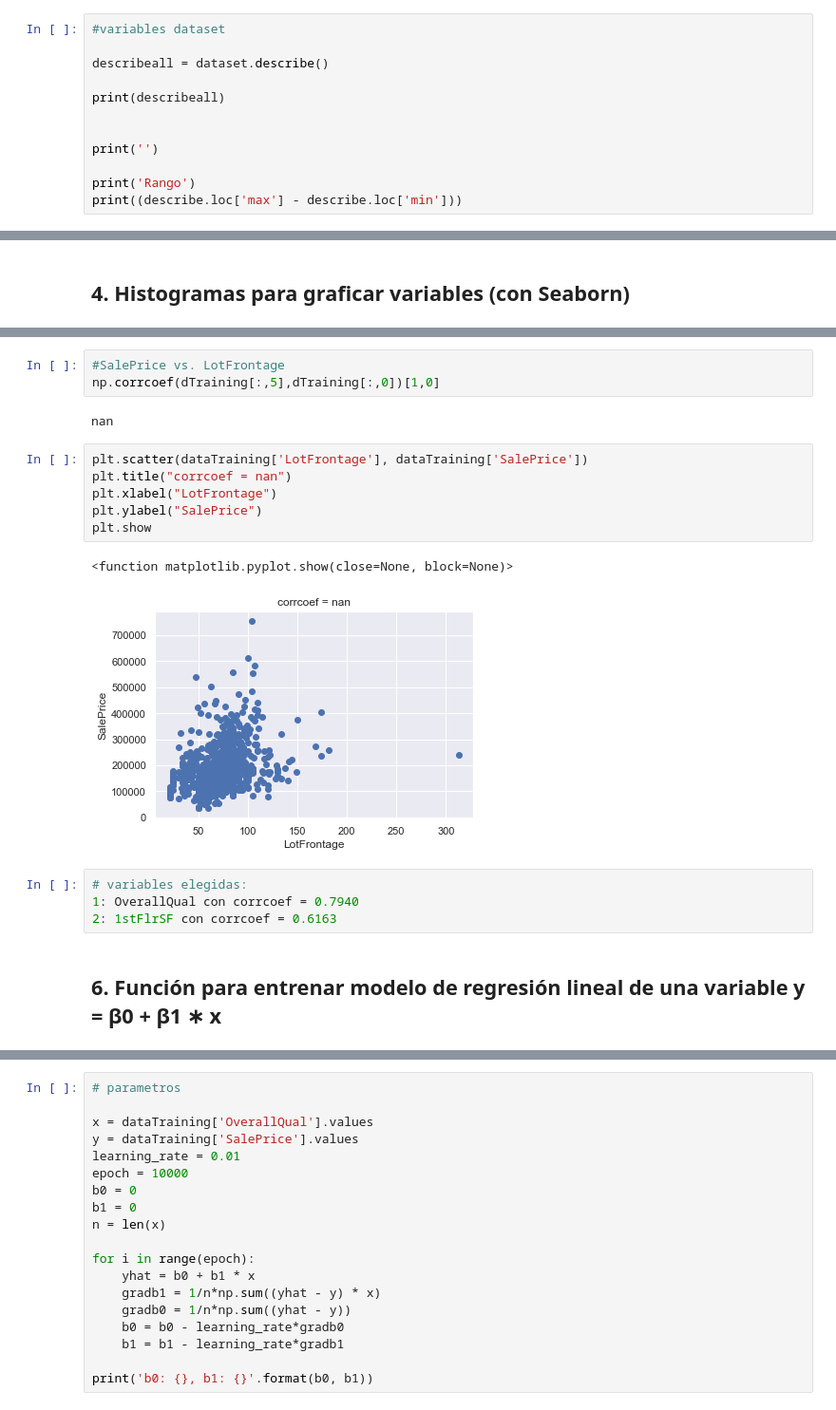
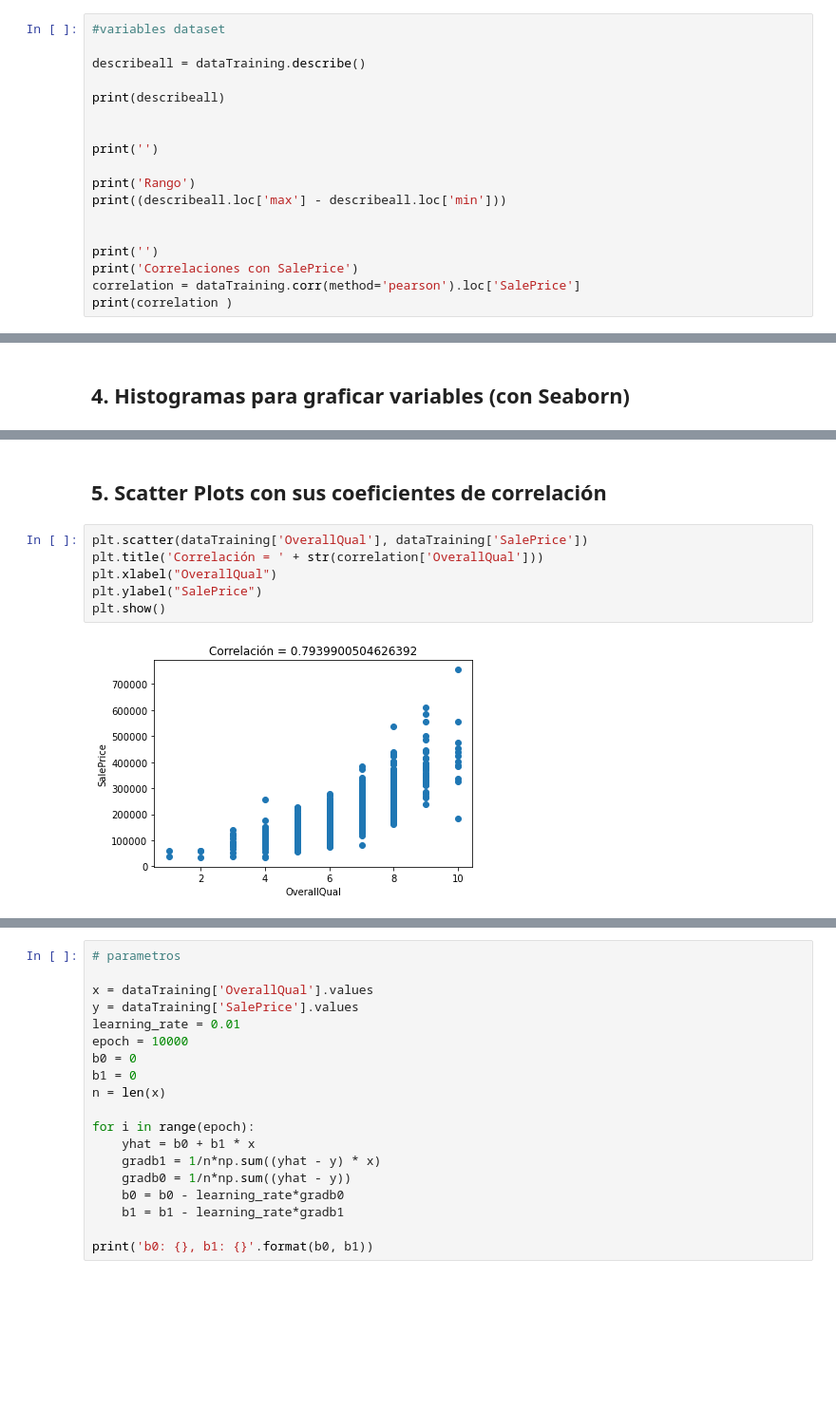
Before and after one commit to alejandrarodas/proyecto_final, a Jupyter notebook: proyecto/proyecto_final.ipynb, the cells around one changed output, grey strips where cells are left out. Shown at 95% size. Saved outputs shown, nothing was run; the diff lists cells and outputs as text; blank space fills up the shorter version.

```diff
--- a/proyecto/proyecto_final.ipynb
+++ b/proyecto/proyecto_final.ipynb
@@ -105,7 +98,7 @@ dataset.shape
 # %%
 #variables dataset
 
-describeall = dataset.describe()
+describeall = dataTraining.describe()
 
 print(describeall)
 
@@ -113,6 +106,12 @@ print(describeall)
 print('')
 
 print('Rango')
-print((describe.loc['max'] - describe.loc['min']))
+print((describeall.loc['max'] - describeall.loc['min']))
+
+
+print('')
+print('Correlaciones con SalePrice')
+correlation = dataTraining.corr(method='pearson').loc['SalePrice']
+print(correlation )
 # %% [output]
            SalePrice  OverallQual     1stFlrSF  TotRmsAbvGrd    YearBuilt  \
@@ -265,20 +161,10 @@ plt.show
-# %%
-#SalePrice vs. LotFrontage
-np.corrcoef(dTraining[:,5],dTraining[:,0])[1,0]
-# %% [output]
-nan
-# %%
-plt.scatter(dataTraining['LotFrontage'], dataTraining['SalePrice'])
-plt.title("corrcoef = nan")
-plt.xlabel("LotFrontage")
-plt.ylabel("SalePrice")
-plt.show
-# %% [output]
-<function matplotlib.pyplot.show(close=None, block=None)>
-[figure, removed]
-# %%
-# variables elegidas:
-1: OverallQual con corrcoef = 0.7940
-2: 1stFlrSF con corrcoef = 0.6163
-# %% [markdown]
-## 6. Función para entrenar modelo de regresión lineal de una variable y = β0 + β1 ∗ x
+# %% [markdown]
+## 5. Scatter Plots con sus coeficientes de correlación
+# %%
+plt.scatter(dataTraining['OverallQual'], dataTraining['SalePrice'])
+plt.title('Correlación = ' + str(correlation['OverallQual']))
+plt.xlabel("OverallQual")
+plt.ylabel("SalePrice")
+plt.show()
+# %% [output]
+[figure, added]
```
Also changed, not shown: parts of 57 cells of this notebook.
